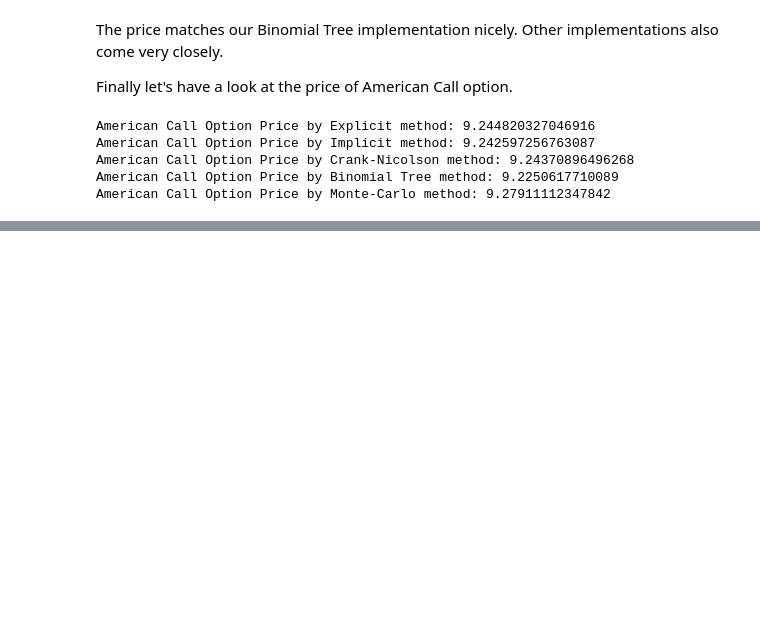
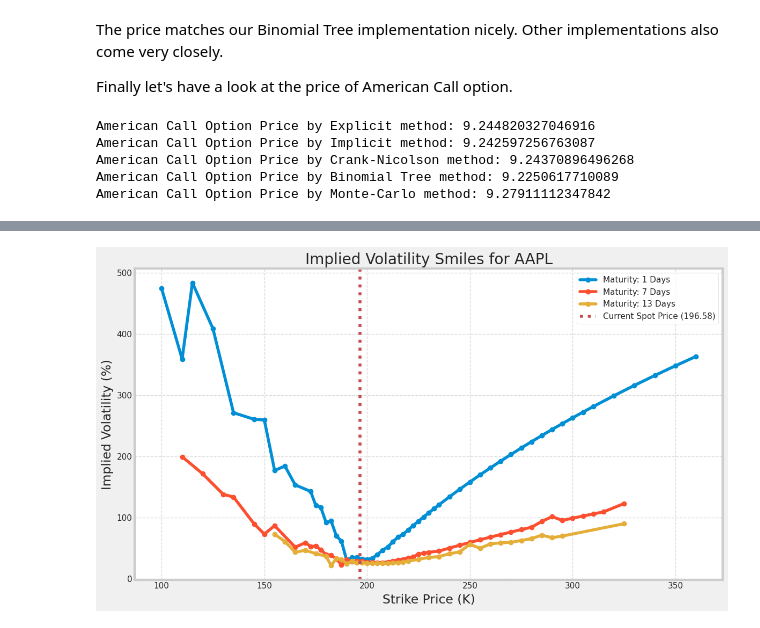
Before and after one commit to Lok-Tung-Li/Option-Pricing-and-Greek-Calculation, a Jupyter notebook: Options_Pricing_and_Greeks_Calculation.ipynb, the cells around one changed output, grey strips where cells are left out. Cells and saved outputs as stored; diff of their text form; code cells hidden in the pictures; blank space fills up the shorter version.

```diff
--- a/Options_Pricing_and_Greeks_Calculation.ipynb
+++ b/Options_Pricing_and_Greeks_Calculation.ipynb
@@ -924,0 +1144,30 @@ American Call Option Price by Monte-Carlo method: 9.27911112347842
+# %%
+# Select a few relevant maturities for plotting the smile
+# Choose maturities that have a good range of strikes available
+selected_maturities = df_options['Maturity'].unique()
+selected_maturities = sorted(selected_maturities)
+
+# Plot smiles for up to 3 different maturities
+maturities_to_plot = selected_maturities[:min(len(selected_maturities), 3)]
+
+plt.figure(figsize=(12, 7))
+sns.set_style("whitegrid")
+
+for mat in maturities_to_plot:
+    df_slice = df_options[(df_options['Maturity'] == mat) & (df_options['OptionType'] == 'call')]
+    if not df_slice.empty:
+        # Filter out NaN implied volatilities that might occur if brentq failed
+        df_slice = df_slice.dropna(subset=['ImpliedVolatility'])
+        plt.plot(df_slice['Strike'], df_slice['ImpliedVolatility'] * 100,
+                 marker='o', linestyle='-', label=f'Maturity: {mat*365.25:.0f} Days')
+
+plt.title(f'Implied Volatility Smiles for {TICKER}')
+plt.xlabel('Strike Price (K)')
+plt.ylabel('Implied Volatility (%)')
+plt.axvline(x=spot_price, color='r', linestyle=':', label=f'Current Spot Price ({spot_price:.2f})')
+plt.legend()
+plt.grid(True, linestyle='--', alpha=0.7)
+plt.tight_layout()
+plt.show()
+# %% [output]
+[figure, added]
```
Also changed, not shown: parts of 22 cells of this notebook.
